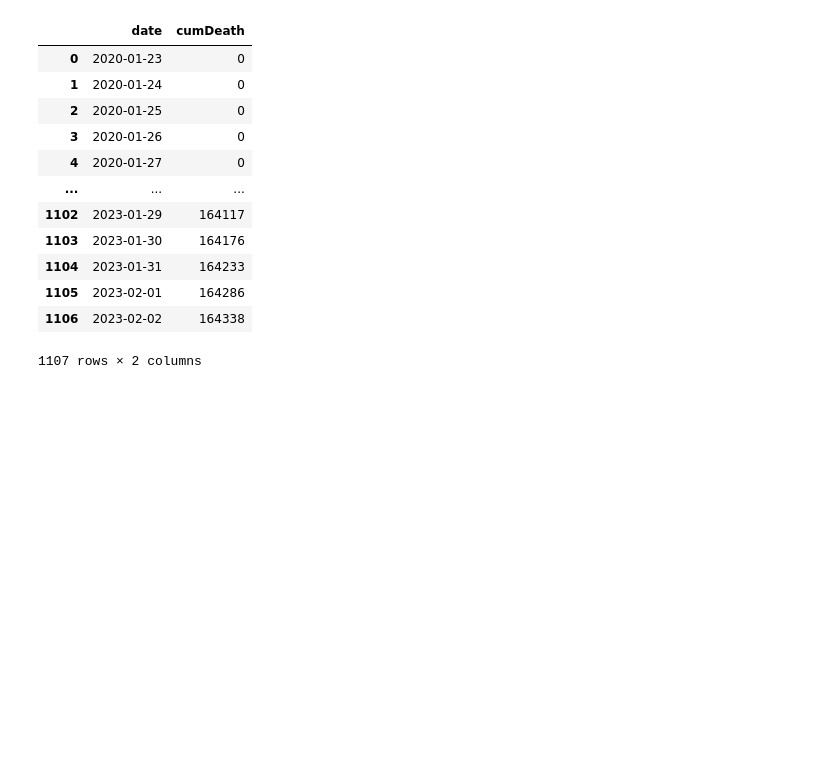
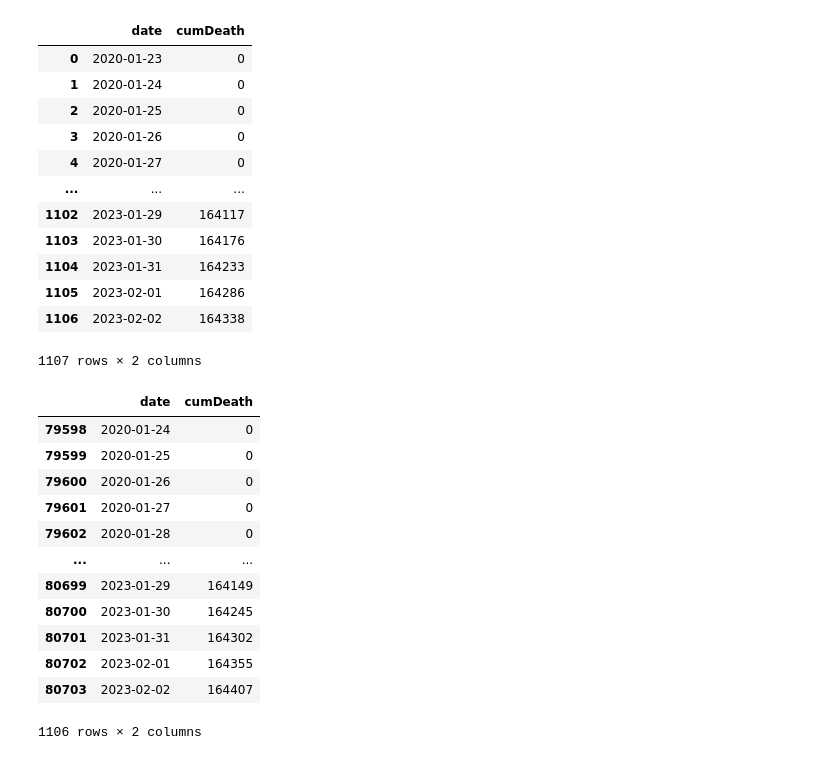
Before and after one commit to zenodea/MCMC_parameter_estimation, a Jupyter notebook: Data Preparation/france.ipynb, the cells around one changed output. Cells and saved outputs as stored; diff of their text form; code cells hidden in the pictures; blank space fills up the shorter version.

```diff
--- a/Data Preparation/france.ipynb
+++ b/Data Preparation/france.ipynb
@@ -23,0 +26,22 @@ df
+# %%
+df = pd.read_csv('../raw_data/Covid_Data/owid-covid-data.csv', sep=",")
+df = df.loc[df['location'] == "France"]
+df = df[['date','total_deaths']]
+df = df.fillna(0)
+df = df.rename(columns={"date": "date", "total_deaths": "cumDeath"})
+df['cumDeath'] = df['cumDeath'].astype(int)
+df
+# %% [output]
+|  | date | cumDeath |
+| 79598 | 2020-01-24 | 0 |
+| 79599 | 2020-01-25 | 0 |
+| 79600 | 2020-01-26 | 0 |
+| 79601 | 2020-01-27 | 0 |
+| 79602 | 2020-01-28 | 0 |
+| ... | ... | ... |
+| 80699 | 2023-01-29 | 164149 |
+| 80700 | 2023-01-30 | 164245 |
+| 80701 | 2023-01-31 | 164302 |
+| 80702 | 2023-02-01 | 164355 |
+| 80703 | 2023-02-02 | 164407 |
+1106 rows × 2 columns
```
Also changed, not shown: parts of 2 cells of this notebook, 16 other files.
